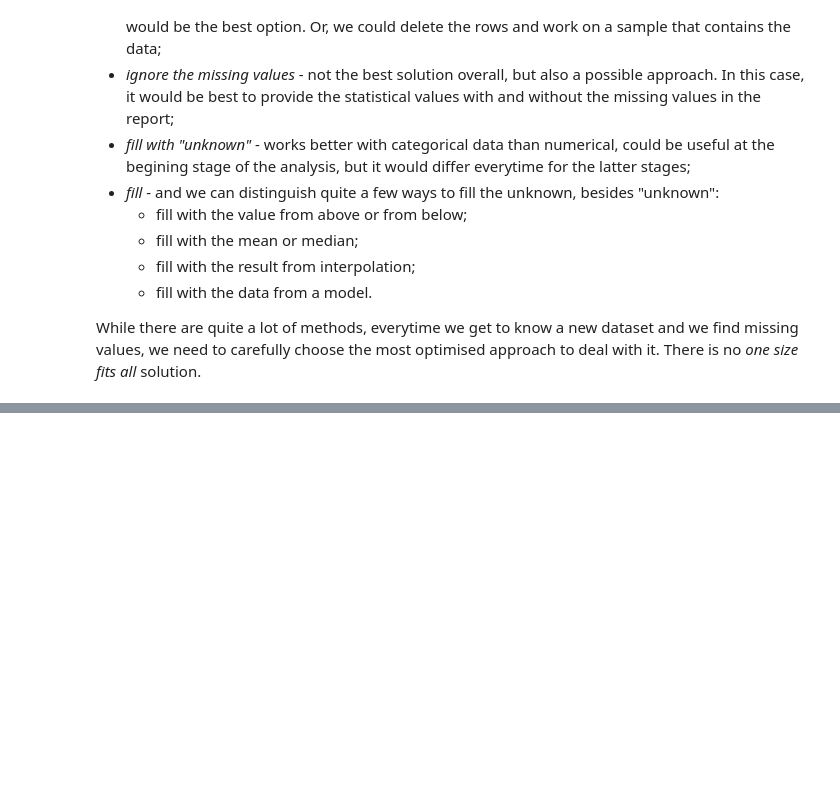
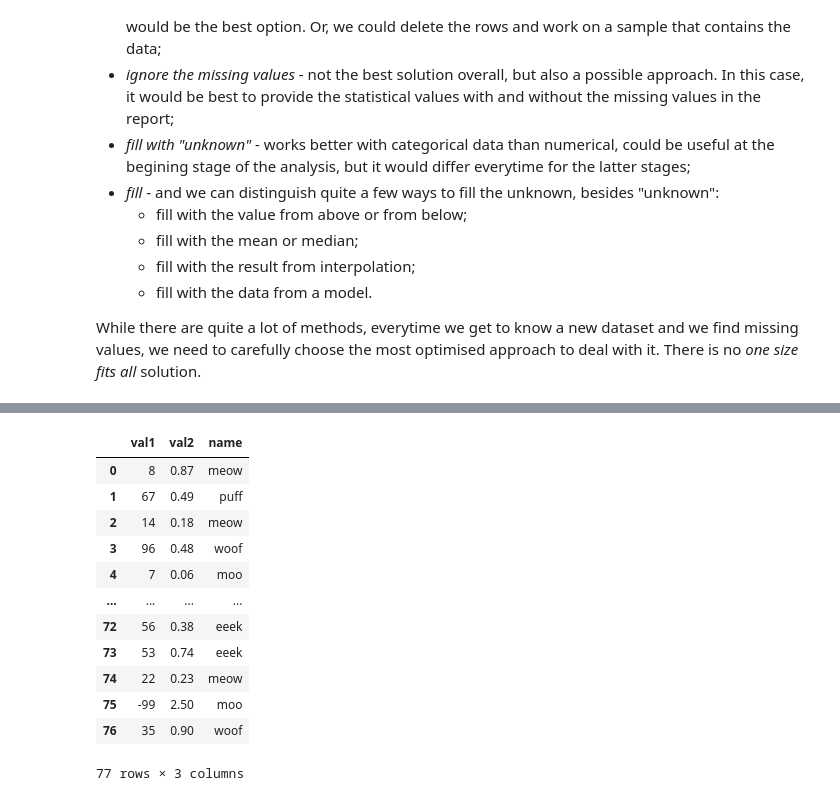
Before and after one commit to miladziekanowska/Data_Analytics, a Jupyter notebook: Pandas_Data_Cleaning.ipynb, the cells around one changed output, grey strips where cells are left out. Cells and saved outputs as stored; diff of their text form; code cells hidden in the pictures; blank space fills up the shorter version.

Commit message:
Handling outliers

```diff
--- a/Pandas_Data_Cleaning.ipynb
+++ b/Pandas_Data_Cleaning.ipynb
@@ -248,0 +446,32 @@ More on interpolation can be found [here](https://pandas.pydata.org/docs/referen
+# %%
+# For this example lets create a randomized DataFrame, to which we will add outliers
+df = pd.DataFrame({'val1': pd.Series(np.random.randint(1, 100, 69)),
+                   'val2': pd.Series(np.round(np.random.uniform(0, 1, 69),2)),
+                   'name': pd.Series(np.random.choice(['meow', 'woof', 'eeek', 'puff', 'moo'], 69))})
+
+# okay, we have a dataframe with randomized data, we dont know the range of values,
+# but let's add some definite outliers and later we will shuffle it
+outliers = pd.DataFrame({'val1': [160, -69, 230, -99, -25, 197, 305, 2],
+                   'val2': [0.90, 2.99, 1.78, 2.50, 1.98, 1.87, 0.67, 4.38],
+                   'name': pd.Series(np.random.choice(['meow', 'woof', 'eeek', 'puff', 'moo'], 8))})
+
+# let's merge these two
+df = pd.concat([df, outliers], axis=0)
+
+# and shuffle, so these won't be at the end
+df = df.sample(frac=1).reset_index(drop=True)
+df
+# %% [output]
+|  | val1 | val2 | name |
+| 0 | 8 | 0.87 | meow |
+| 1 | 67 | 0.49 | puff |
+| 2 | 14 | 0.18 | meow |
+| 3 | 96 | 0.48 | woof |
+| 4 | 7 | 0.06 | moo |
+| ... | ... | ... | ... |
+| 72 | 56 | 0.38 | eeek |
+| 73 | 53 | 0.74 | eeek |
+| 74 | 22 | 0.23 | meow |
+| 75 | -99 | 2.50 | moo |
+| 76 | 35 | 0.90 | woof |
+77 rows × 3 columns
```
Also changed, not shown: parts of 38 cells of this notebook.
